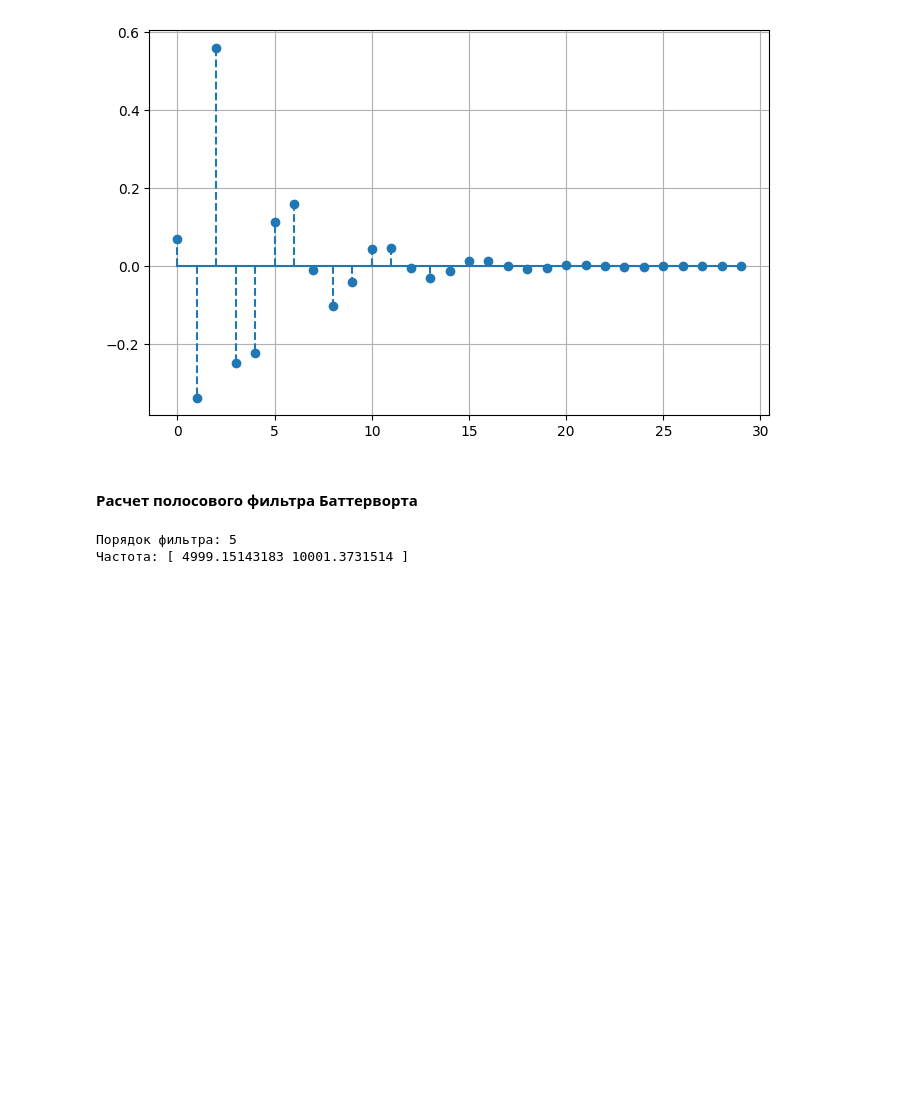
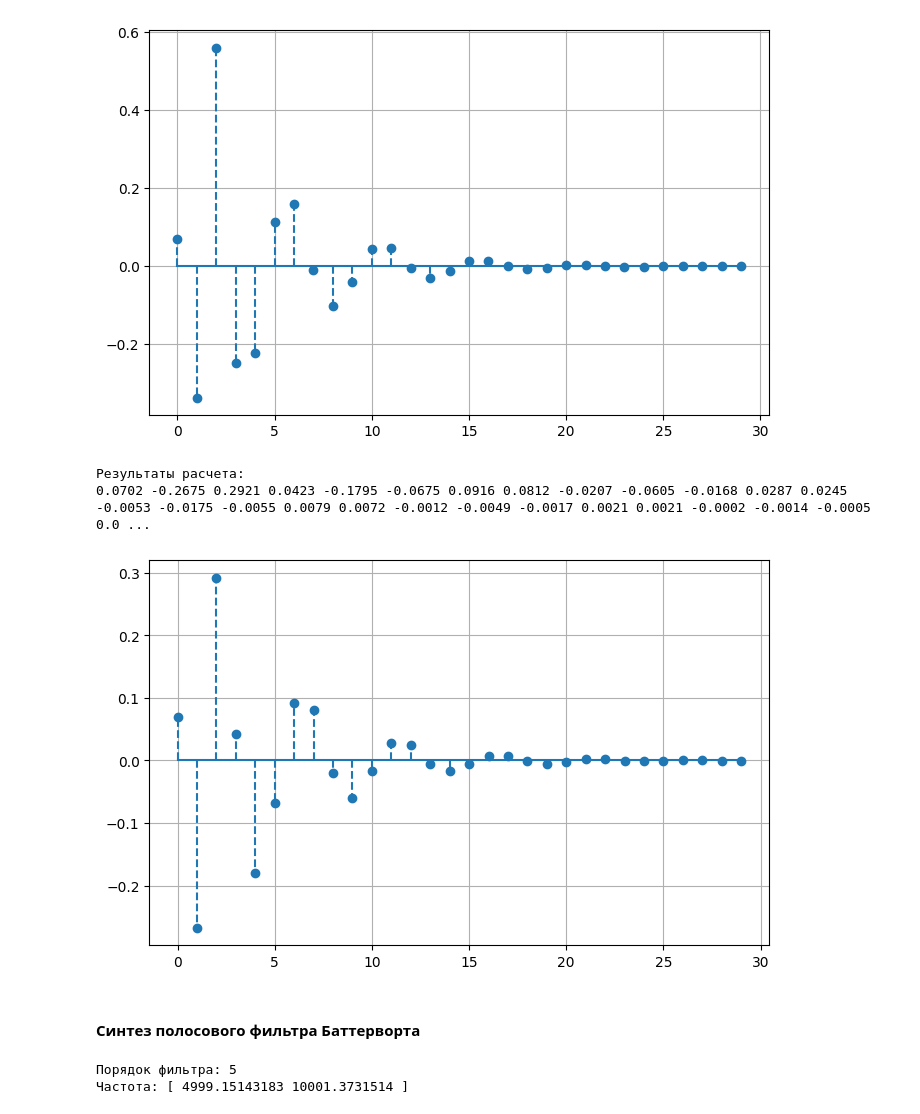
Before and after one commit to sethlearning/DigitalSignalProcessing-II, a Jupyter notebook: Filters/Sinthesyzing/Digital/FilterSynthesizingDigital-1-Butterworth.ipynb, the cells around one changed output. Cells and saved outputs as stored; diff of their text form; code cells hidden in the pictures; blank space fills up the shorter version.

```diff
--- a/Filters/Sinthesyzing/Digital/FilterSynthesizingDigital-1-Butterworth.ipynb
+++ b/Filters/Sinthesyzing/Digital/FilterSynthesizingDigital-1-Butterworth.ipynb
@@ -255,8 +281,32 @@ plt.show()
 Результаты расчета:
 0.0702 -0.3376 0.5596 -0.2498 -0.2219 0.1121 0.1591 -0.0105 -0.1019 -0.0398 0.0436 0.0455 -0.0042 -0.0298 -0.0122 0.012 0.0133 -0.0006 -0.0084 -0.0038 0.0032 0.0039 -0.0 -0.0023 -0.0012 0.0008 0.0011  ...
 [figure]
+# %%
+# Переходная характеристика фильтра
+# Возвращаемые значения:
+# t - отсчеты времени, для которых рассчитываются значения
+# y - массив результирующих значений
+# Параметры:
+# b - коэффициенты прямых связей
+# a - коэффициенты обратных связей
+# 1 - шаг временных отсчетов
+# n = количество рассчитываемых отсчетов
+t, y = sp.dstep(system=(b,a,1), n=30)
+
+print('Результаты расчета: ')
+print(*list(np.round(a=y[0][:,0], decimals=4)))
+
+fg, ax = plt.subplots(figsize=(8, 5))
+ax.stem(t,*y, linefmt='C0--', basefmt='C0-')
+# # ax.set(xticks=range(len(x)), yticks=range(0, 40, 5))
+ax.grid()
+plt.show()
+# %% [output]
+Результаты расчета:
+0.0702 -0.2675 0.2921 0.0423 -0.1795 -0.0675 0.0916 0.0812 -0.0207 -0.0605 -0.0168 0.0287 0.0245 -0.0053 -0.0175 -0.0055 0.0079 0.0072 -0.0012 -0.0049 -0.0017 0.0021 0.0021 -0.0002 -0.0014 -0.0005 0.0 ...
+[figure, added]
 # %% [markdown]
-#### Расчет полосового фильтра Баттерворта
+#### Синтез полосового фильтра Баттерворта
 # %%
 # Расчет порядка цифрового фильтра Баттерворта
 # Возвращаемые значения:
```
Also changed, not shown: parts of 10 cells of this notebook, 9 other files.
